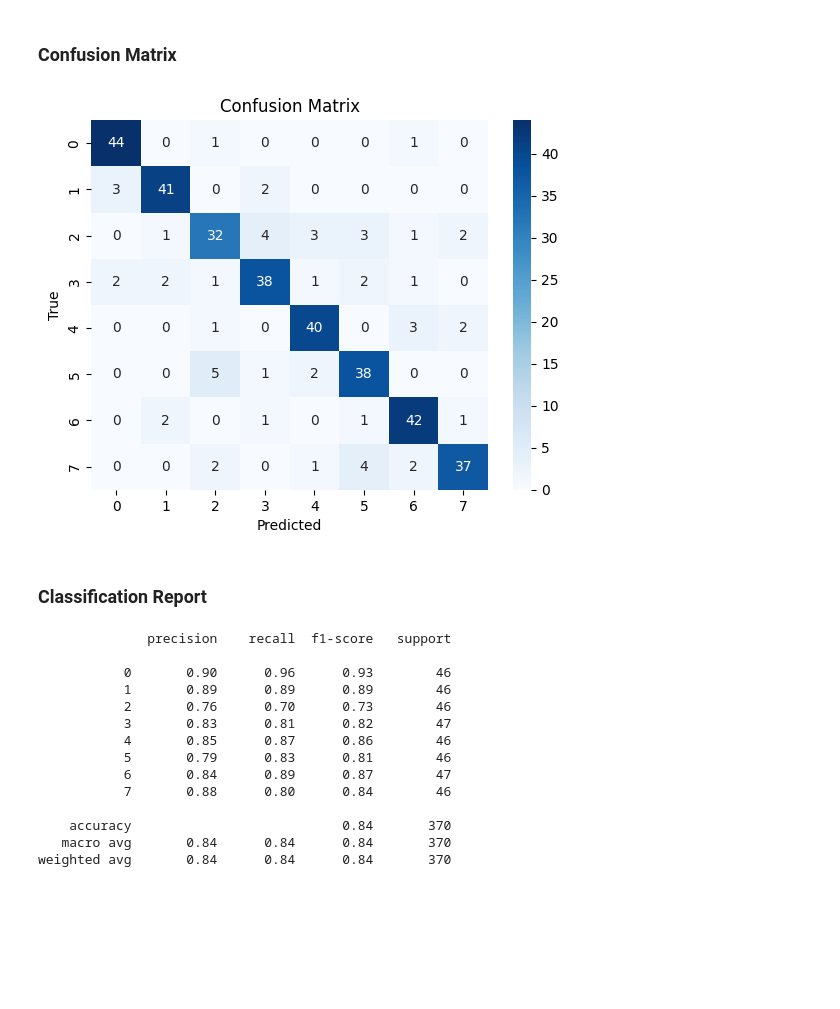
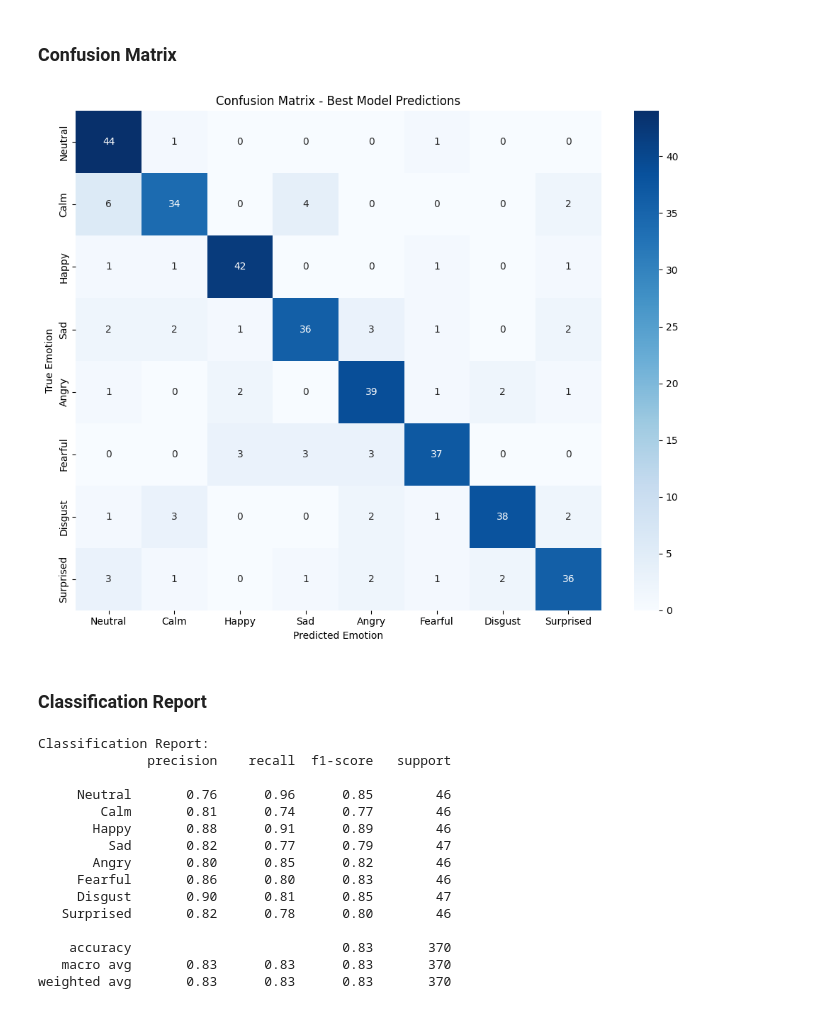
Before and after one commit to gooners006/MSE, a Jupyter notebook: AIN501/Lab 4/Lab_4.ipynb, the cells around one changed output. Drawn from its saved outputs; the diff is of its cells as text; code cells hidden in the pictures; blank space fills up the shorter version.

```diff
--- a/AIN501/Lab 4/Lab_4.ipynb
+++ b/AIN501/Lab 4/Lab_4.ipynb
@@ -1559,11 +1604,13 @@ def create_model(
     model.add(
         layers.Dense(hidden_units, activation=activation, input_shape=(input_shape,))
     )
+    model.add(layers.BatchNormalization())
     model.add(layers.Dropout(dropout_rate))
 
     # Hidden layers
     for _ in range(hidden_layers - 1):
         model.add(layers.Dense(hidden_units, activation=activation))
+        model.add(layers.BatchNormalization())
         model.add(layers.Dropout(dropout_rate))
 
     # Output layer
@@ -1889,0 +1938,9 @@ Accuracy: 0.8432
+# %%
+# Load reverse mappings
+with open("ravdess_reverse_mapping.json", "r") as f:
+    reverse_mapping = json.load(f)
+
+
+print("Reverse label mappings:")
+for code, emotion in reverse_mapping.items():
+    print(f"{code}: {emotion}")
@@ -1890,31 +1957,48 @@ Accuracy: 0.8432
 # %% [markdown]
 ### Confusion Matrix
 # %%
-conf_matrix = confusion_matrix(y_true_classes, y_pred_classes)
-sns.heatmap(conf_matrix, annot=True, fmt="d", cmap="Blues")
-plt.xlabel("Predicted")
-plt.ylabel("True")
-plt.title("Confusion Matrix")
+# Create confusion matrix
+cm = confusion_matrix(y_true_classes, y_pred_classes)
+
+# Plot confusion matrix
+plt.figure(figsize=(10, 8))
+sns.heatmap(
+    cm,
+    annot=True,
+    fmt="d",
+    cmap="Blues",
+    xticklabels=list(reverse_mapping.values()),
+    yticklabels=list(reverse_mapping.values()),
+)
+plt.title("Confusion Matrix - Best Model Predictions")
+plt.xlabel("Predicted Emotion")
+plt.ylabel("True Emotion")
+plt.tight_layout()
 plt.show()
 # %% [output]
-[figure, old version]
+[figure, new version]
 # %% [markdown]
 ### Classification Report
 # %%
-report = classification_report(y_true_classes, y_pred_classes)
+# Generate classification report
+report = classification_report(
+    y_true_classes, y_pred_classes, target_names=list(reverse_mapping.values())
+)
+print("Classification Report:")
 print(report)
 # %% [output]
+Classification Report:
               precision    recall  f1-score   support
 
-           0       0.90      0.96      0.93        46
-           1       0.89      0.89      0.89        46
-           2       0.76      0.70      0.73        46
-           3       0.83      0.81      0.82        47
-           4       0.85      0.87      0.86        46
-           5       0.79      0.83      0.81        46
-           6       0.84      0.89      0.87        47
-           7       0.88      0.80      0.84        46
+     Neutral       0.76      0.96      0.85        46
+        Calm       0.81      0.74      0.77        46
+       Happy       0.88      0.91      0.89        46
+         Sad       0.82      0.77      0.79        47
+       Angry       0.80      0.85      0.82        46
+     Fearful       0.86      0.80      0.83        46
+     Disgust       0.90      0.81      0.85        47
+   Surprised       0.82      0.78      0.80        46
 
-    accuracy                           0.84       370
-   macro avg       0.84      0.84      0.84       370
-weighted avg       0.84      0.84      0.84       370
+    accuracy                           0.83       370
+   macro avg       0.83      0.83      0.83       370
+weighted avg       0.83      0.83      0.83       370
```
Also changed, not shown: parts of 42 cells of this notebook.
